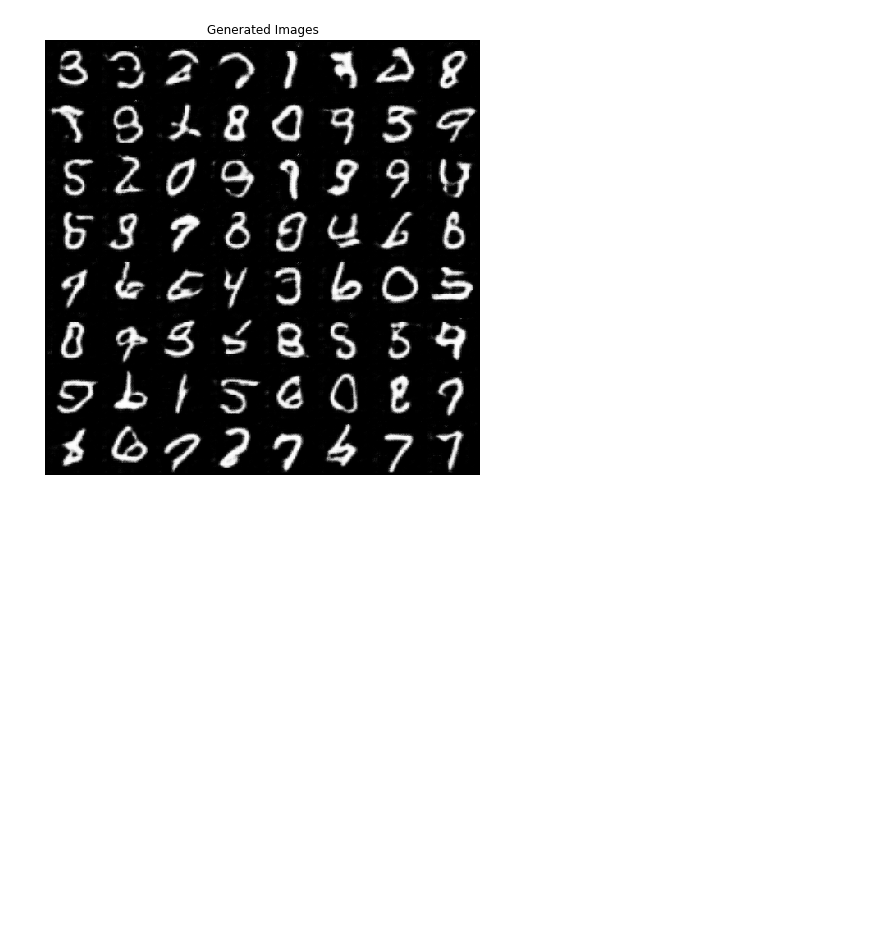
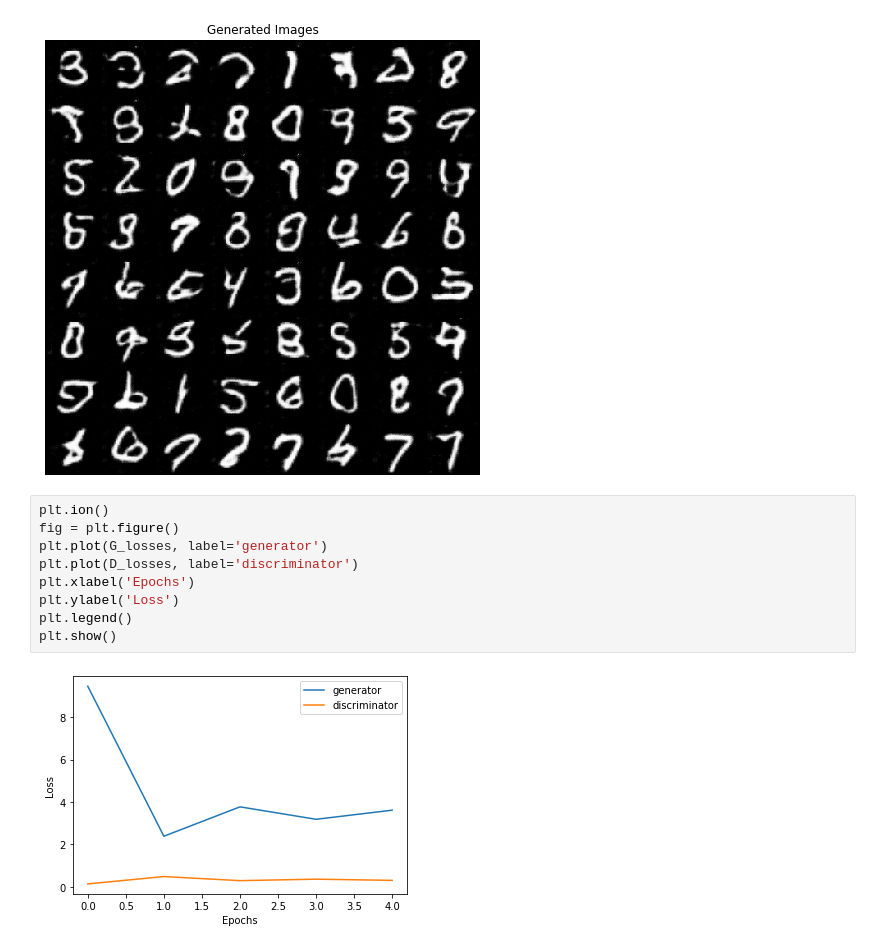
Before and after one commit to shivammehta007/NLPResearch, a Jupyter notebook: Tutorials/Generative Models/GAN.ipynb, the cells around one changed output. Saved outputs shown, nothing was run; the diff lists cells and outputs as text; blank space fills up the shorter version.

Commit message:
Forgot to add plots

```diff
--- a/Tutorials/Generative Models/GAN.ipynb
+++ b/Tutorials/Generative Models/GAN.ipynb
@@ -382,3 +382,14 @@ with torch.no_grad():
     plt.show()
 # %% [output]
 [figure]
+# %%
+plt.ion()
+fig = plt.figure()
+plt.plot(G_losses, label='generator')
+plt.plot(D_losses, label='discriminator')
+plt.xlabel('Epochs')
+plt.ylabel('Loss')
+plt.legend()
+plt.show()
+# %% [output]
+[figure, added]
```
